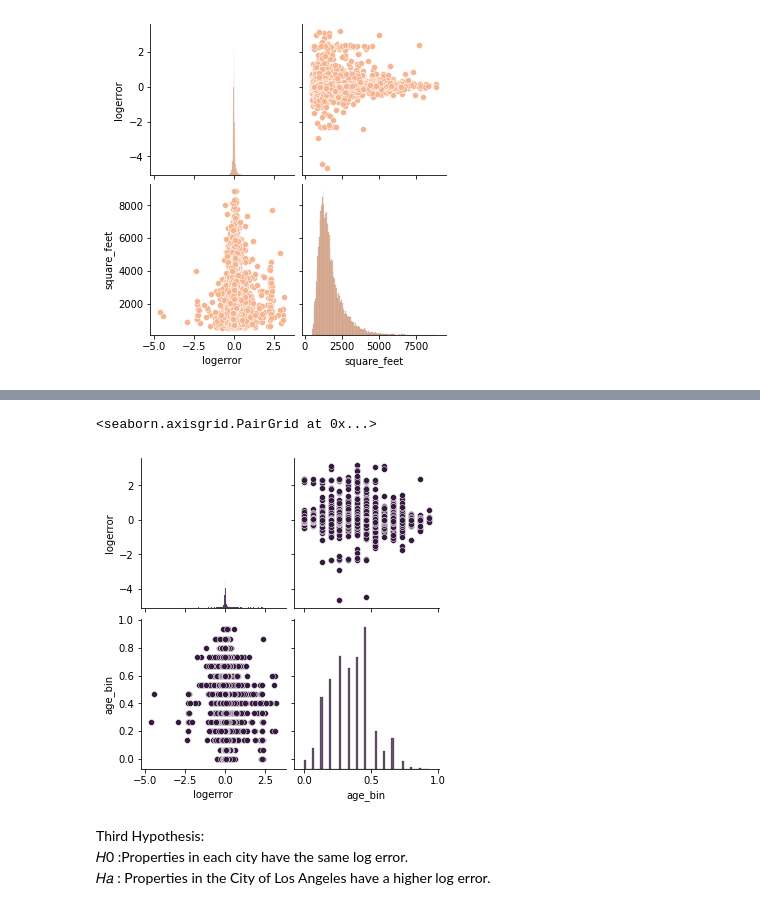
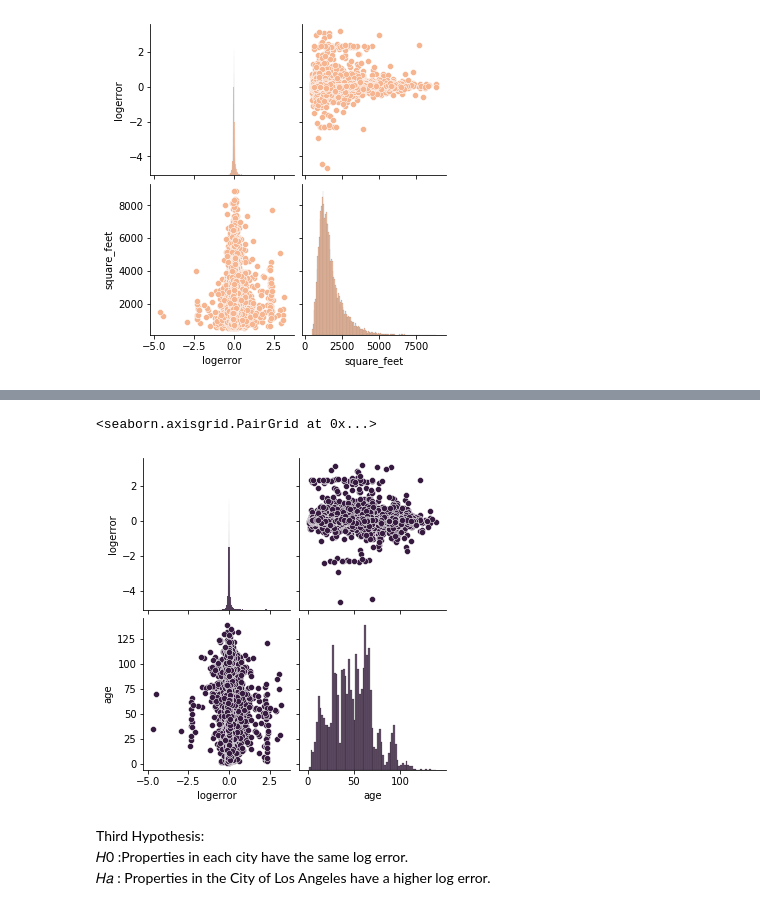
Before and after one commit to B-G-Clustering/zillow-clustering-project, a Jupyter notebook: workbook.ipynb, the cells around one changed output, grey strips where cells are left out. Saved outputs shown, nothing was run; the diff lists cells and outputs as text; code cells hidden in the pictures.

```diff
--- a/workbook.ipynb
+++ b/workbook.ipynb
@@ -178,9 +182,9 @@ We reject the null hypothesis that there is no difference in median log error in
 # %%
 sns.set_palette("rocket")
-sns.pairplot(train[['logerror', 'age_bin']])
+sns.pairplot(train[['logerror', 'age']])
 # %% [output]
 <seaborn.axisgrid.PairGrid at 0x...>
-[figure, old version]
+[figure, new version]
 # %% [markdown]
 Third Hypothesis: <br>
 𝐻0 :Properties in each city have the same log error.<br>
```
Also changed, not shown: parts of 19 cells of this notebook.
